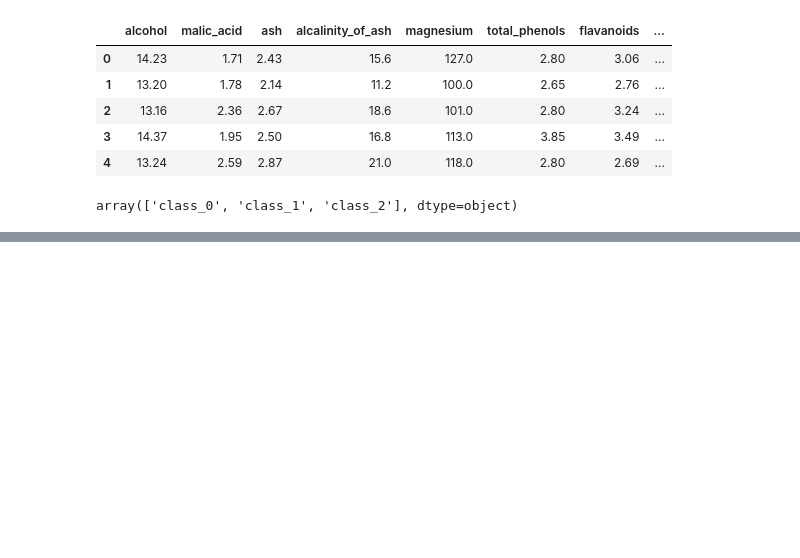
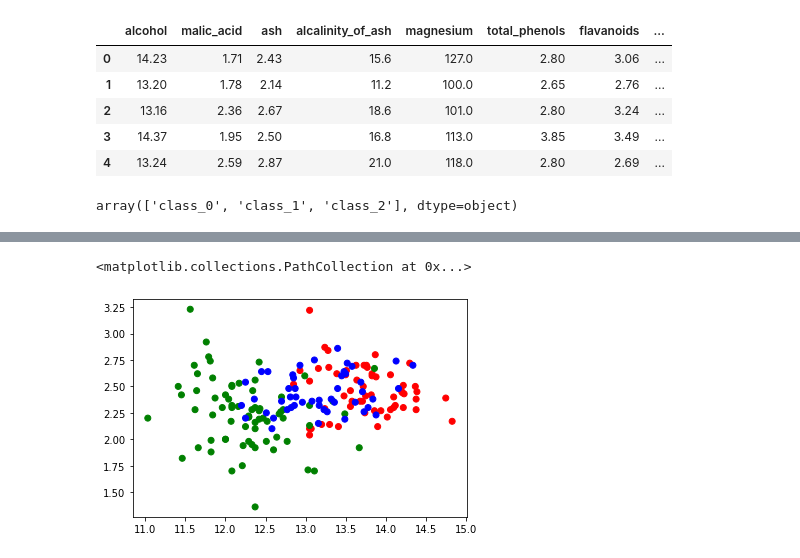
Before and after one commit to UIIf/Study, a Jupyter notebook: ML/firstTask.ipynb, the cells around one changed output, grey strips where cells are left out. Cells and saved outputs as stored; diff of their text form; code cells hidden in the pictures; blank space fills up the shorter version.

```diff
--- a/ML/firstTask.ipynb
+++ b/ML/firstTask.ipynb
@@ -203,0 +218,5 @@ array(['class_0', 'class_1', 'class_2'], dtype=object)
+# %%
+plt.scatter(wine_df['alcohol'], wine_df['ash'], c = wine_df['color'])
+# %% [output]
+<matplotlib.collections.PathCollection at 0x...>
+[figure, added]
```
Also changed, not shown: parts of 5 cells of this notebook, 3 other files.
